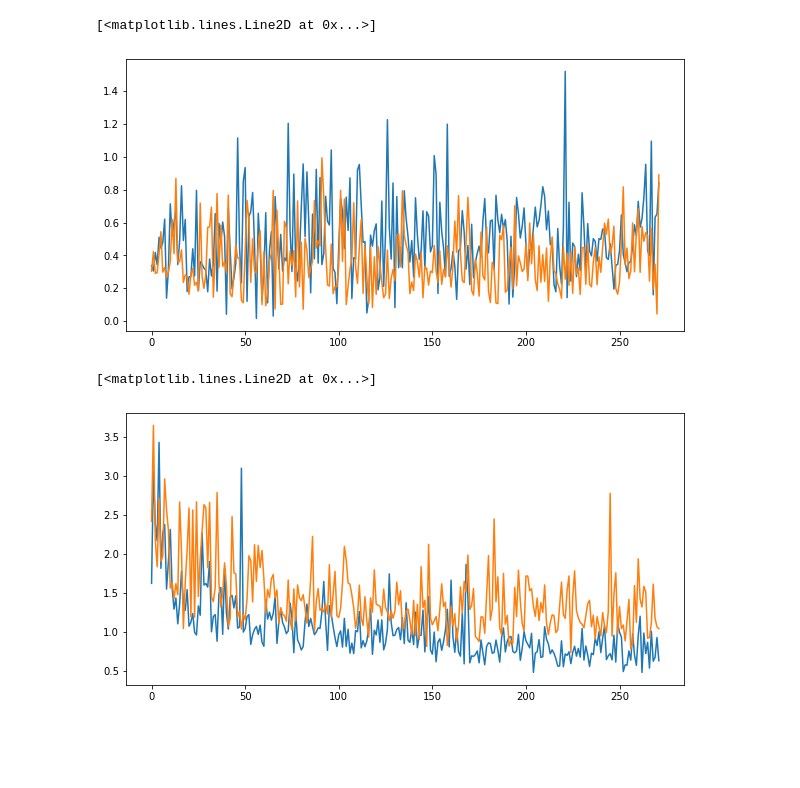
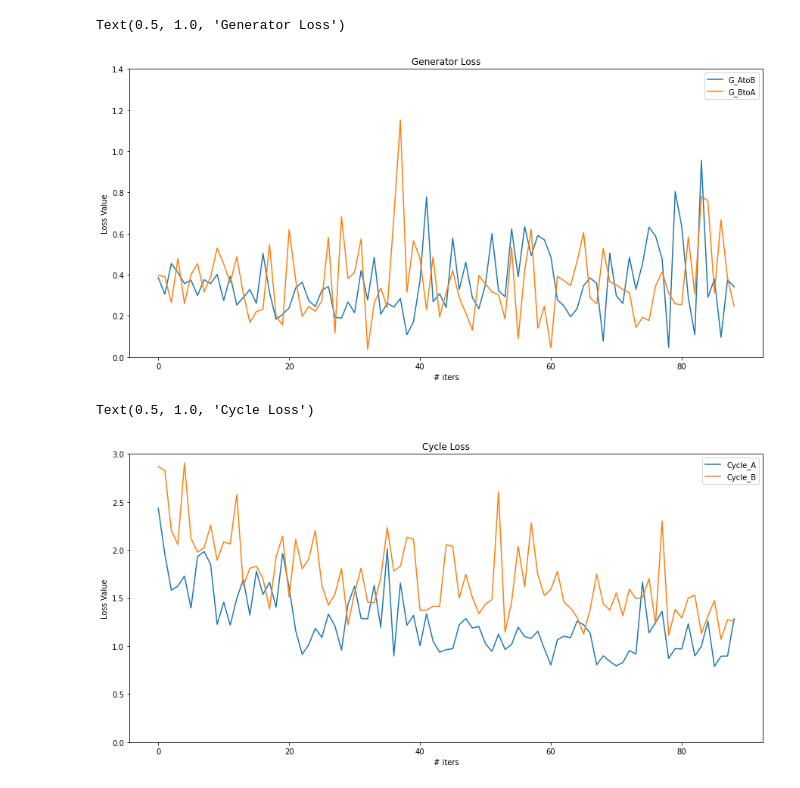
Before and after one commit to darkmatter18/Underwater-image-enhancement, a Jupyter notebook: progress/8. Loss_Graph.ipynb, the cells around one changed output. Cells and saved outputs as stored; diff of their text form; code cells hidden in the pictures; blank space fills up the shorter version.

```diff
--- a/progress/8. Loss_Graph.ipynb
+++ b/progress/8. Loss_Graph.ipynb
@@ -2,7 +2,7 @@
 import pickle
 import matplotlib.pyplot as plt
 # %%
-filename = './models_uwie_v161_loss_stats.pkl'
+filename = './models_uwie_v181_loss_stats.pkl'
 # %%
 with open(filename, 'rb') as f:
     losses = pickle.load(f)
@@ -23,14 +28,24 @@ plt.plot(losses['loss_D_B'])
 # %%
-plt.figure(figsize=(10,5))
-plt.plot(losses['loss_G_AtoB'])
-plt.plot(losses['loss_G_BtoA'])
+plt.figure(figsize=(15,7))
+plt.plot(losses['loss_G_AtoB'], label="G_AtoB")
+plt.plot(losses['loss_G_BtoA'], label="G_BtoA")
+plt.legend()
+plt.xlabel('# iters')
+plt.ylabel('Loss Value')
+plt.ylim((0, 1.4))
+plt.title("Generator Loss")
 # %% [output]
-[<matplotlib.lines.Line2D at 0x...>]
+Text(0.5, 1.0, 'Generator Loss')
-[figure, old version]
+[figure, new version]
 # %%
-plt.figure(figsize=(10,5))
-plt.plot(losses['cycle_loss_A'])
-plt.plot(losses['cycle_loss_B'])
+plt.figure(figsize=(15,7))
+plt.plot(losses['cycle_loss_A'], label="Cycle_A")
+plt.plot(losses['cycle_loss_B'], label="Cycle_B")
+plt.legend()
+plt.xlabel('# iters')
+plt.ylabel('Loss Value')
+plt.ylim((0, 3.0))
+plt.title("Cycle Loss")
 # %% [output]
-[<matplotlib.lines.Line2D at 0x...>]
+Text(0.5, 1.0, 'Cycle Loss')
-[figure, old version]
+[figure, new version]
```
Also changed, not shown: parts of 2 cells of this notebook, 2 other files.
